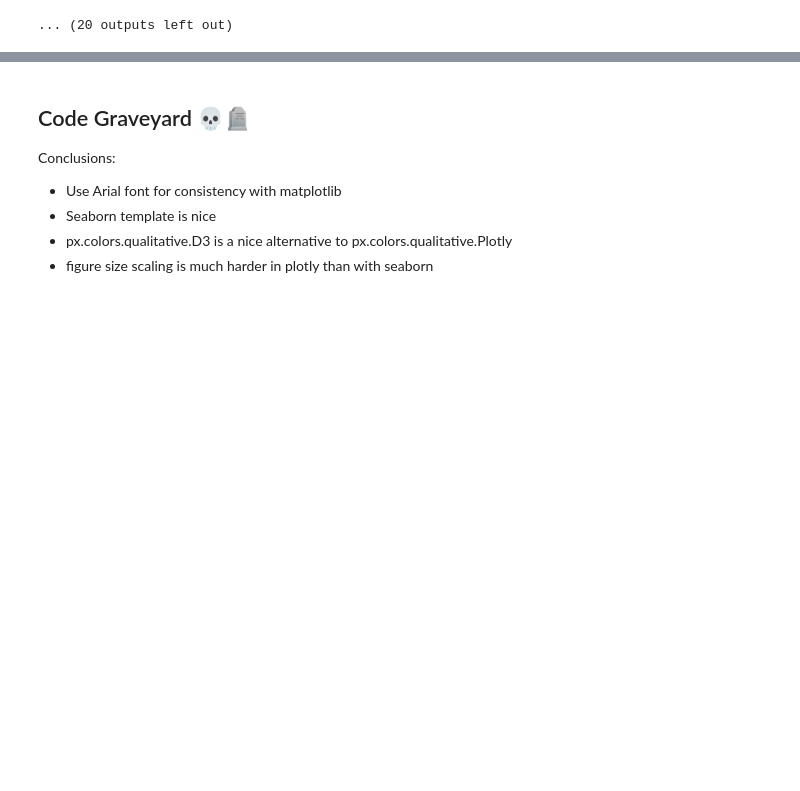
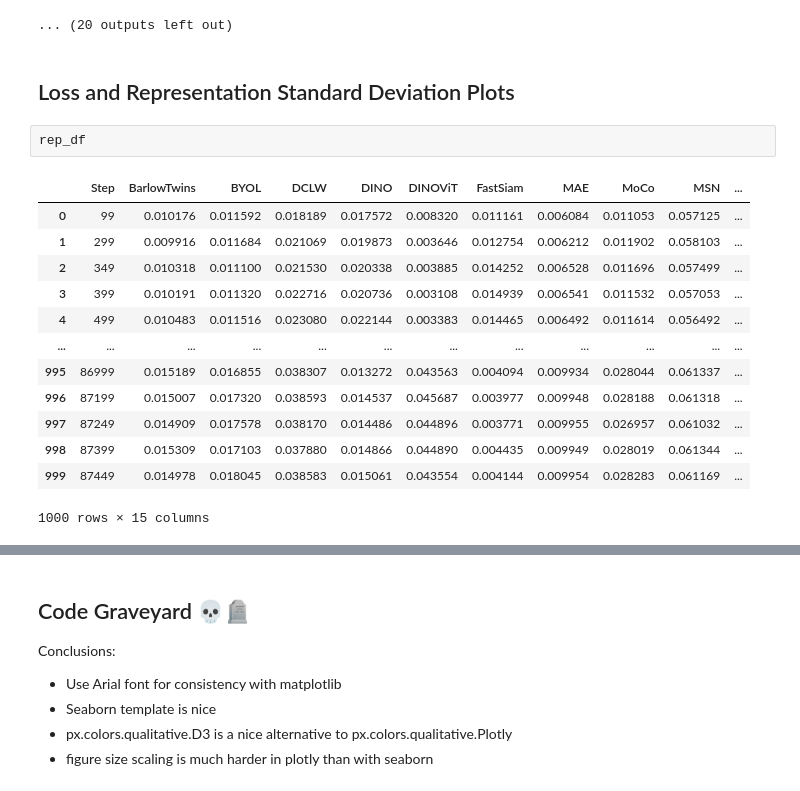
Before and after one commit to faris-k/self-supervised-wafermaps, a Jupyter notebook: notebooks/2.0-Figures-kNN-benchmark.ipynb, the cells around one changed output, grey strips where cells are left out. Cells and saved outputs as stored; diff of their text form; blank space fills up the shorter version.

```diff
--- a/notebooks/2.0-Figures-kNN-benchmark.ipynb
+++ b/notebooks/2.0-Figures-kNN-benchmark.ipynb
@@ -185,3 +173,21 @@ FastSiam
 ../models/new_knn\FastSiam\confusion_matrix.npz
 [figure]
 ... (20 outputs left out)
+# %% [markdown]
+## Loss and Representation Standard Deviation Plots
+# %%
+rep_df
+# %% [output]
+|  | Step | BarlowTwins | BYOL | DCLW | DINO | DINOViT | FastSiam | MAE | MoCo | MSN | ... |
+| 0 | 99 | 0.010176 | 0.011592 | 0.018189 | 0.017572 | 0.008320 | 0.011161 | 0.006084 | 0.011053 | 0.057125 | ... |
+| 1 | 299 | 0.009916 | 0.011684 | 0.021069 | 0.019873 | 0.003646 | 0.012754 | 0.006212 | 0.011902 | 0.058103 | ... |
+| 2 | 349 | 0.010318 | 0.011100 | 0.021530 | 0.020338 | 0.003885 | 0.014252 | 0.006528 | 0.011696 | 0.057499 | ... |
+| 3 | 399 | 0.010191 | 0.011320 | 0.022716 | 0.020736 | 0.003108 | 0.014939 | 0.006541 | 0.011532 | 0.057053 | ... |
+| 4 | 499 | 0.010483 | 0.011516 | 0.023080 | 0.022144 | 0.003383 | 0.014465 | 0.006492 | 0.011614 | 0.056492 | ... |
+| ... | ... | ... | ... | ... | ... | ... | ... | ... | ... | ... | ... |
+| 995 | 86999 | 0.015189 | 0.016855 | 0.038307 | 0.013272 | 0.043563 | 0.004094 | 0.009934 | 0.028044 | 0.061337 | ... |
+| 996 | 87199 | 0.015007 | 0.017320 | 0.038593 | 0.014537 | 0.045687 | 0.003977 | 0.009948 | 0.028188 | 0.061318 | ... |
+| 997 | 87249 | 0.014909 | 0.017578 | 0.038170 | 0.014486 | 0.044896 | 0.003771 | 0.009955 | 0.026957 | 0.061032 | ... |
+| 998 | 87399 | 0.015309 | 0.017103 | 0.037880 | 0.014866 | 0.044890 | 0.004435 | 0.009949 | 0.028019 | 0.061344 | ... |
+| 999 | 87449 | 0.014978 | 0.018045 | 0.038583 | 0.015061 | 0.043554 | 0.004144 | 0.009954 | 0.028283 | 0.061169 | ... |
+1000 rows × 15 columns
```
Also changed, not shown: parts of 8 cells of this notebook, 23 other files.
